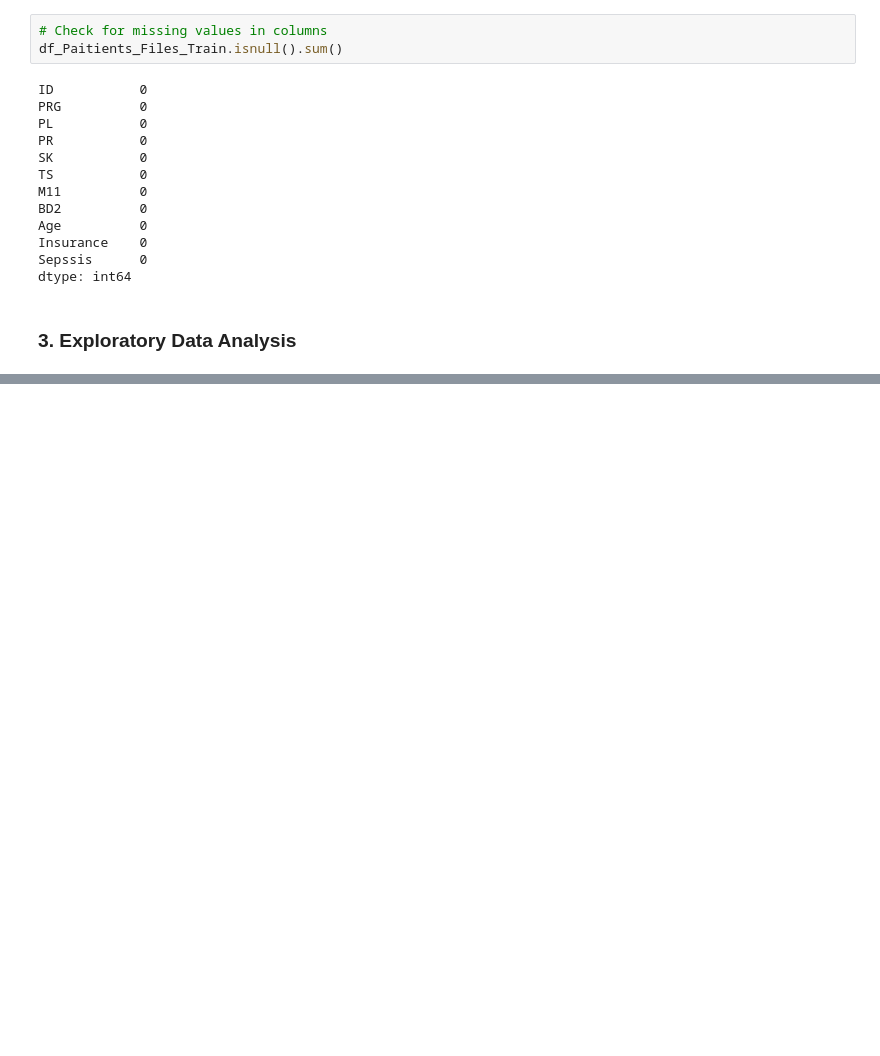
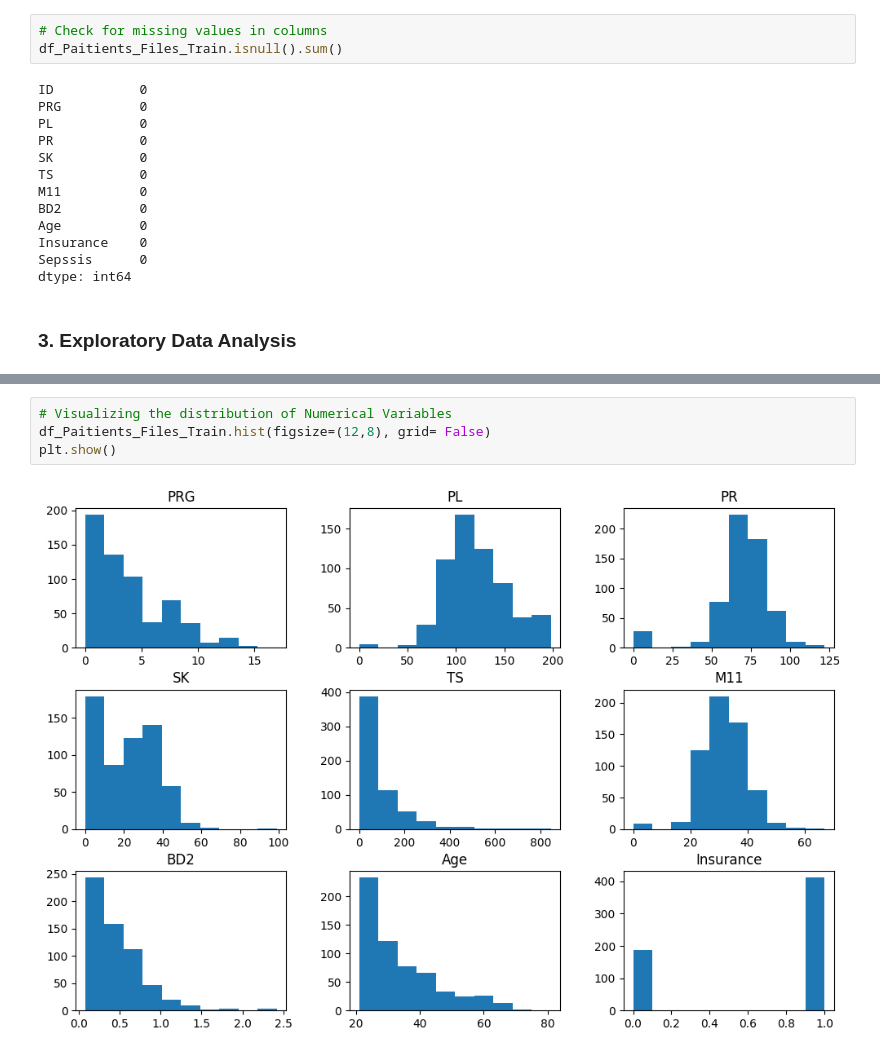
Before and after one commit to Samidirbsa/Career_Accelerator_P5-ML_API, a Jupyter notebook: Notebook.ipynb, the cells around one changed output, grey strips where cells are left out. Cells and saved outputs as stored; diff of their text form; blank space fills up the shorter version.

```diff
--- a/Notebook.ipynb
+++ b/Notebook.ipynb
@@ -282,0 +291,6 @@ dtype: int64
+# %%
+# Visualizing the distribution of Numerical Variables
+df_Paitients_Files_Train.hist(figsize=(12,8), grid= False)
+plt.show()
+# %% [output]
+[figure, added]
```
Also changed, not shown: parts of 2 cells of this notebook.
